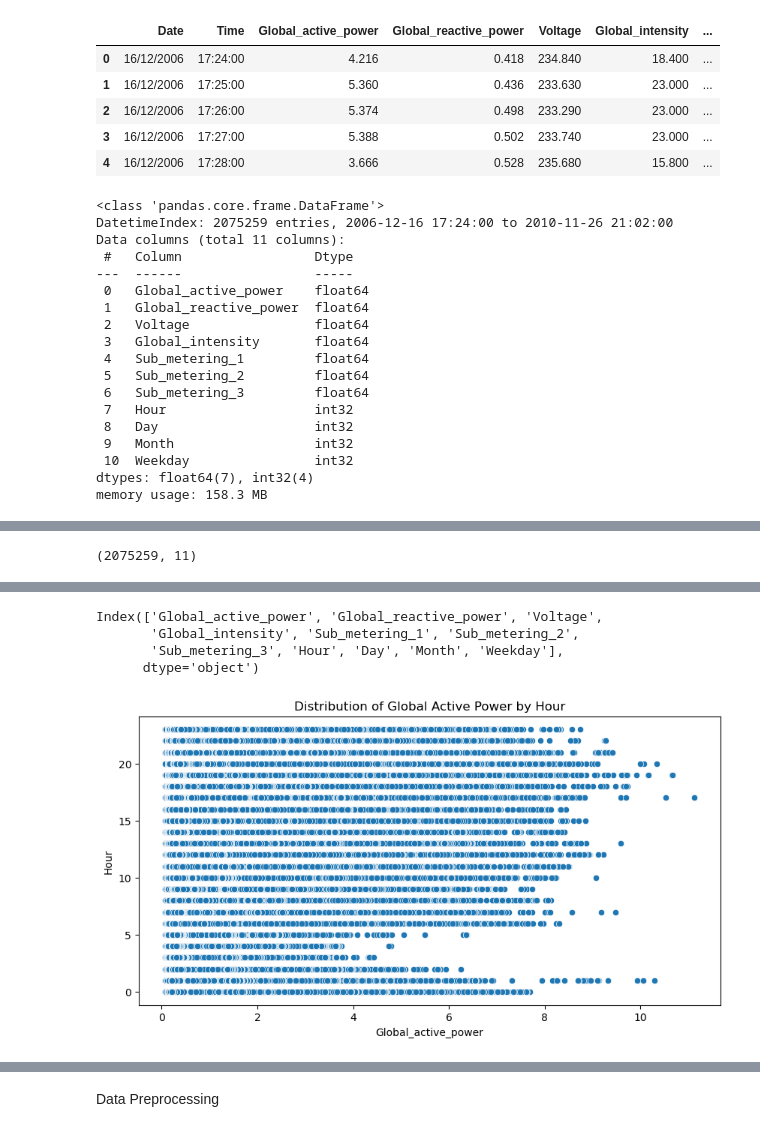
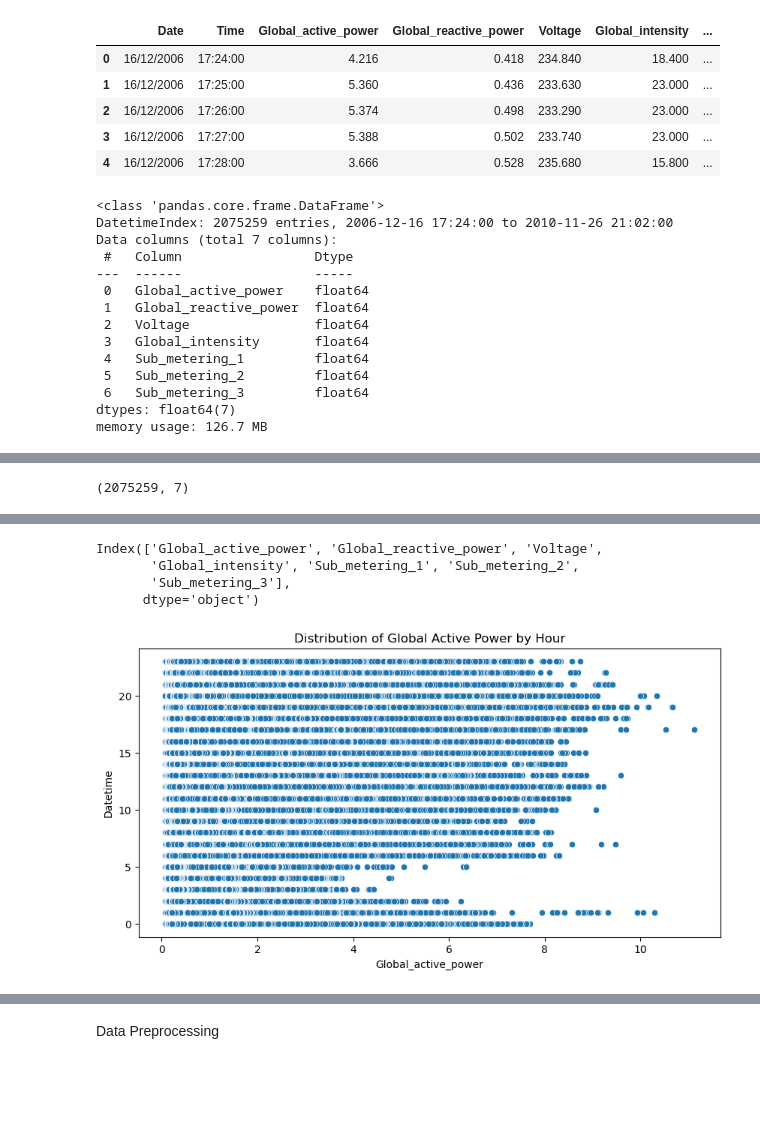
Before and after one commit to Shanchai-bit/Project-Title-PowerPulse-Household-Energy-Usage-Forecast, a Jupyter notebook: Energy_usage_forecast.ipynb, the cells around one changed output, grey strips where cells are left out. Drawn from its saved outputs; the diff is of its cells as text; code cells hidden in the pictures; blank space fills up the shorter version.

```diff
--- a/Energy_usage_forecast.ipynb
+++ b/Energy_usage_forecast.ipynb
@@ -57,10 +56,10 @@ df.drop(['Date', 'Time'], axis=1, inplace=True)
 
 # Parse date and time into separate features.
 # Extract time-based features
-df['Hour'] = df.index.hour
-df['Day'] = df.index.day
-df['Month'] = df.index.month
-df['Weekday'] = df.index.weekday
+Hour = df.index.hour
+Day = df.index.day
+Month = df.index.month
+Weekday = df.index.weekday
 
 # changing the datatype of the 'Global_active_power' column to float
 df['Global_active_power'] = pd.to_numeric(df['Global_active_power'], errors='coerce')
@@ -85,7 +84,7 @@ df.info()
 # %% [output]
 <class 'pandas.core.frame.DataFrame'>
 DatetimeIndex: 2075259 entries, 2006-12-16 17:24:00 to 2010-11-26 21:02:00
-Data columns (total 11 columns):
+Data columns (total 7 columns):
  #   Column                 Dtype
 ---  ------                 -----
  0   Global_active_power    float64
@@ -95,12 +94,8 @@ Data columns (total 11 columns):
  4   Sub_metering_1         float64
  5   Sub_metering_2         float64
  6   Sub_metering_3         float64
- 7   Hour                   int32
- 8   Day                    int32
- 9   Month                  int32
- 10  Weekday                int32
-dtypes: float64(7), int32(4)
-memory usage: 158.3 MB
+dtypes: float64(7)
+memory usage: 126.7 MB
 # %%
 df.describe() # gives the statistical information about the dataset
 # %% [output]
@@ -116,7 +111,7 @@ df.describe() # gives the statistical information about the dataset
 # %%
 df.shape # gives the shape of the dataset
 # %% [output]
-(2075259, 11)
+(2075259, 7)
 # %%
 df.head() # gives the first 5 rows of the dataset
 # %% [output]
@@ -132,16 +127,18 @@ df.columns # gives the columns of the dataset
 # %% [output]
 Index(['Global_active_power', 'Global_reactive_power', 'Voltage',
        'Global_intensity', 'Sub_metering_1', 'Sub_metering_2',
-       'Sub_metering_3', 'Hour', 'Day', 'Month', 'Weekday'],
+       'Sub_metering_3'],
       dtype='object')
 # %%
+# Bi-variate analysis
+
 # visualizing the distribution of the peak power consumption by hourly basis
 # here we can see that the peak power consumption is between 6pm to 9pm
 # and the lowest power consumption is between 6am to 9am
 plt.figure(figsize=(10, 5))
-sns.scatterplot(data = df, x = "Global_active_power", y ="Hour")
+sns.scatterplot(data = df, x = "Global_active_power", y =Hour)
 plt.title('Distribution of Global Active Power by Hour')
 plt.show()
 # %% [output]
-[figure, old version]
+[figure, new version]
 # %%
```
Also changed, not shown: parts of 44 cells of this notebook.
